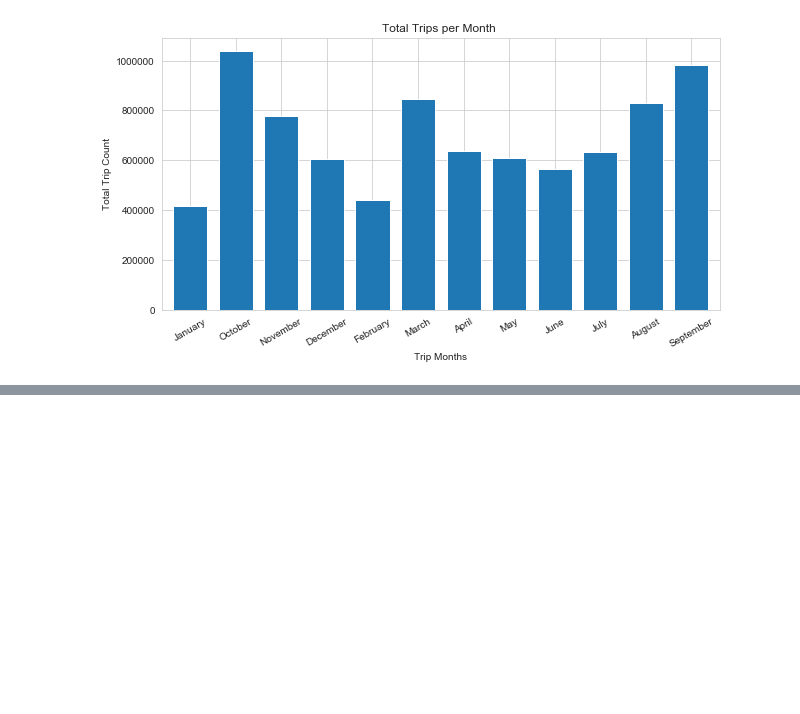
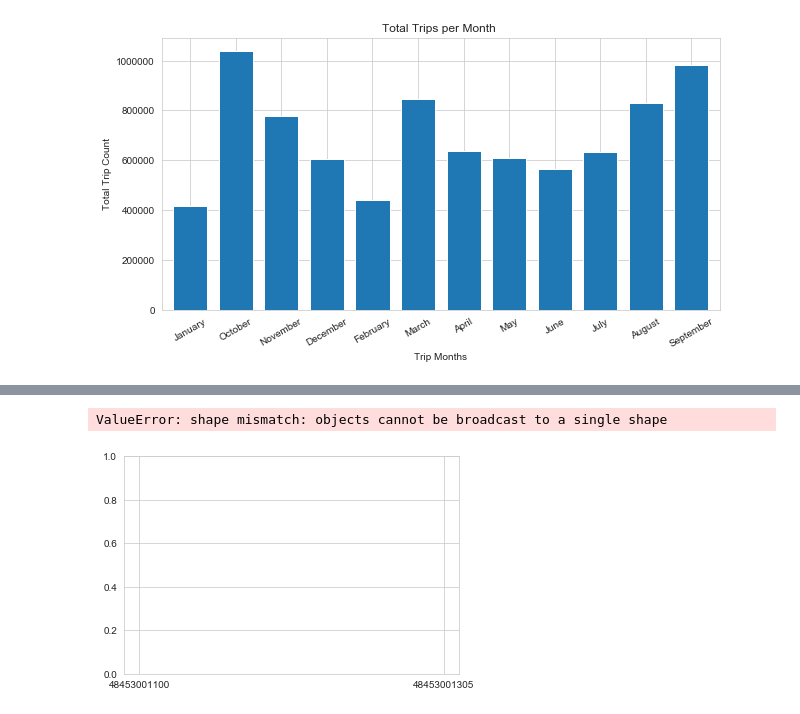
Before and after one commit to sheetalbongale/Scooters-In-Austin-Data-Analysis, a Jupyter notebook: Sheetal/Shared_Mobility_Sheetal.ipynb, the cells around one changed output, grey strips where cells are left out. Cells and saved outputs as stored; diff of their text form; code cells hidden in the pictures; blank space fills up the shorter version.

```diff
--- a/Sheetal/Shared_Mobility_Sheetal.ipynb
+++ b/Sheetal/Shared_Mobility_Sheetal.ipynb
@@ -305,14 +315,16 @@ plt.show()
 # %%
 # Count how many trips started in each census GEOID tract
-census_trip_start = pd.DataFrame(clean_results_df['GEOID Start'].value_counts())
+census_trip_start['Total Trips'] = pd.DataFrame(clean_results_df['GEOID Start'].value_counts())
 
 # Count how many trips ended in each census tract
 census_trip_end = pd.DataFrame(clean_results_df['GEOID End'].value_counts())
 
-# Join start and end counts and plot the top 20. Value counts sorts descending, inner join preserves census start's sorting.
-plt.bar(clean_results_df["GEOID Start"], census_trip_start)
+plt.bar(clean_results_df["GEOID Start"], census_trip_start ['Total Trips'])
 plt.title("Total Count of trips starting per Census Tract")
 plt.xlabel("GEOID ID")
 plt.ylabel("Total Trips")
 
 plt.show()
+# %% [output]
+ValueError: shape mismatch: objects cannot be broadcast to a single shape
+[figure, added]
```
Also changed, not shown: parts of 7 cells of this notebook, 4 other files.
